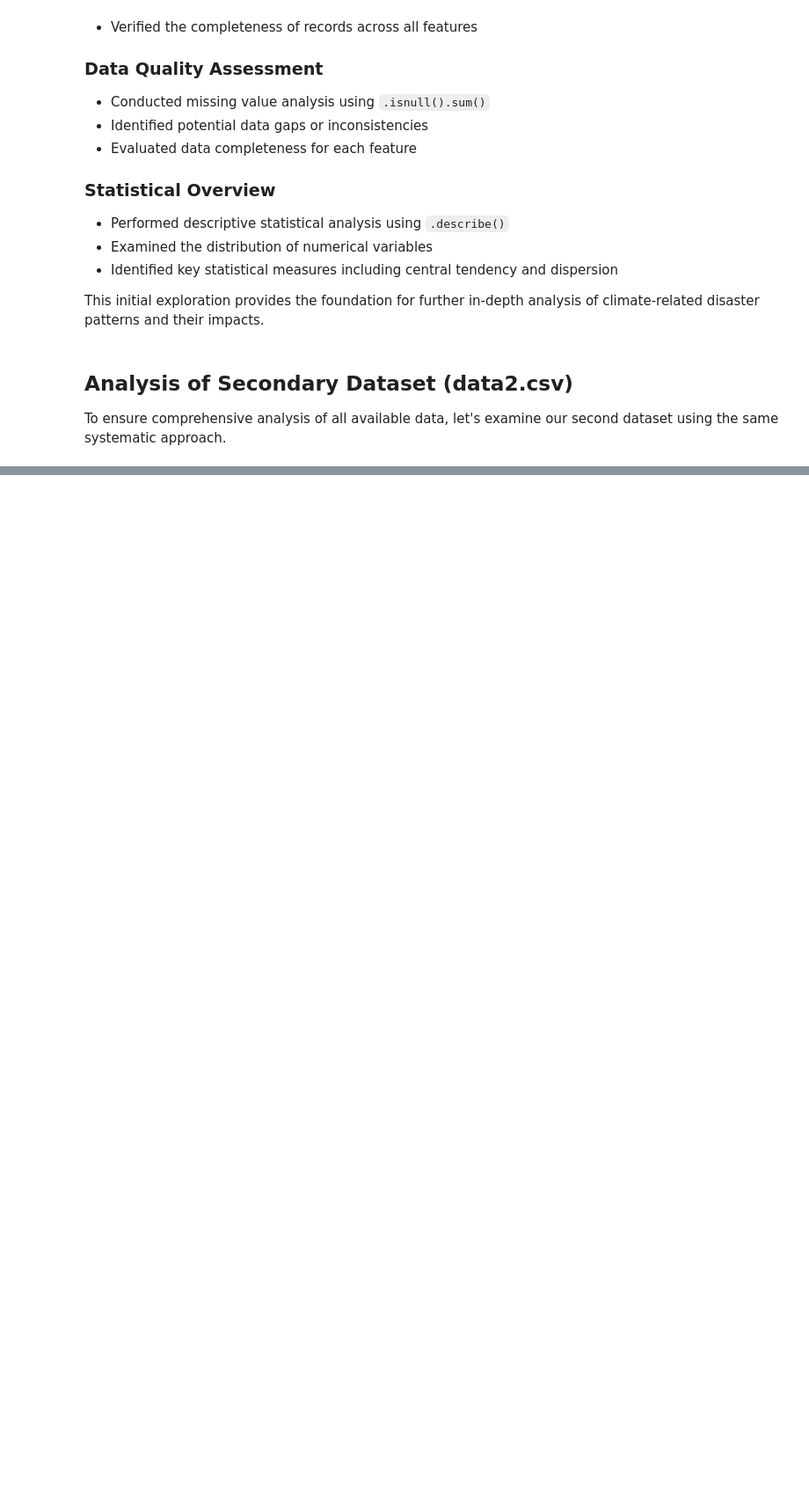
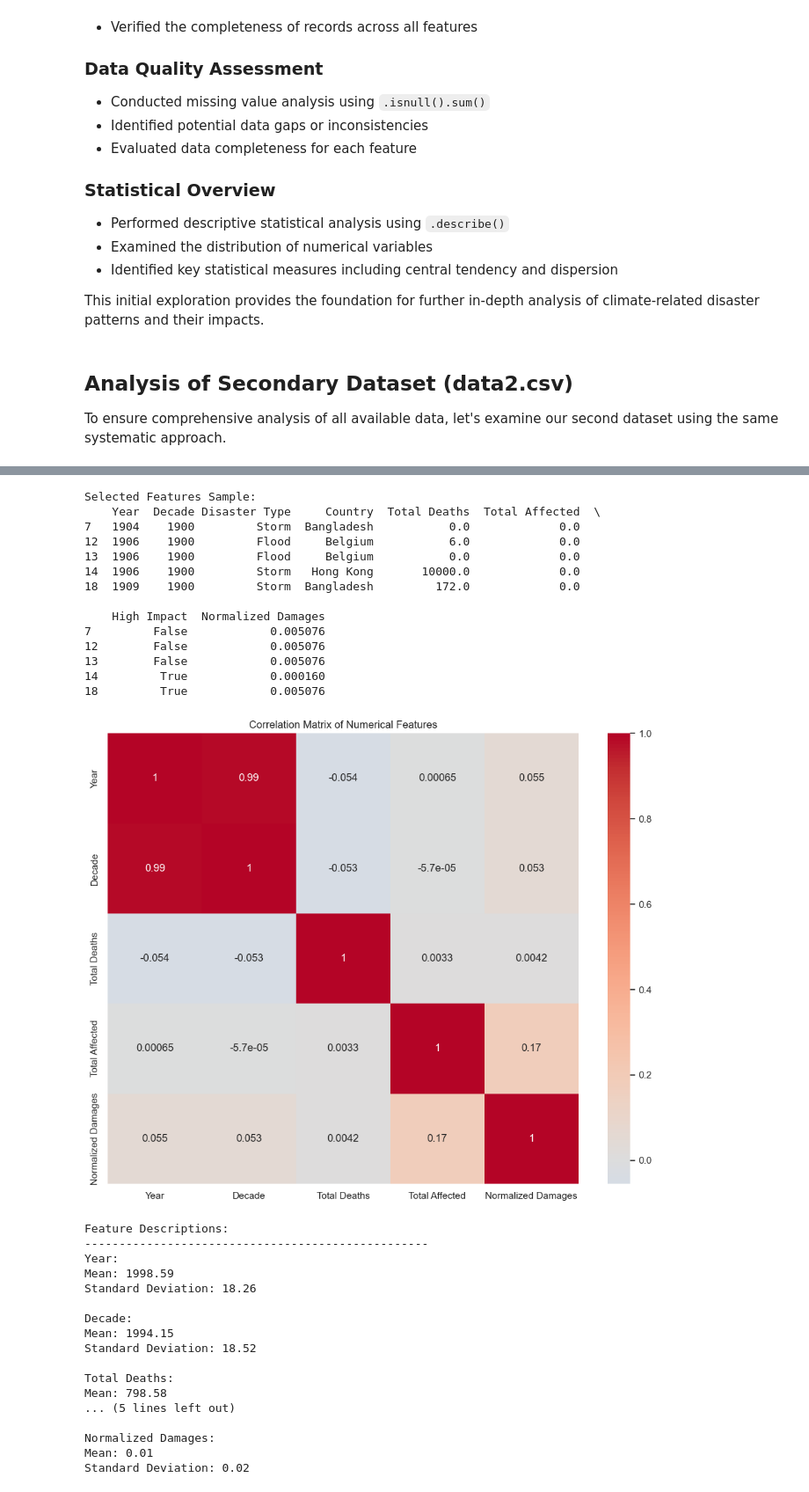
Before and after one commit to AdwaithCM/Climate-Risk-, a Jupyter notebook: Climate_Risk_Analysis.ipynb, the cells around one changed output, grey strips where cells are left out. Shown at 88% size. Cells and saved outputs as stored; diff of their text form; code cells hidden in the pictures; blank space fills up the shorter version.

```diff
--- a/Climate_Risk_Analysis.ipynb
+++ b/Climate_Risk_Analysis.ipynb
@@ -228,0 +812,9 @@ display(df2.describe())
+# %%
+# Import and configure visualization libraries
+import matplotlib.pyplot as plt
+import seaborn as sns
+
+# Basic plot styling without using seaborn style
+plt.rcParams['figure.figsize'] = [10, 6]
+plt.rcParams['axes.grid'] = True
+plt.rcParams['figure.dpi'] = 100
@@ -228,0 +983,64 @@ display(df2.describe())
+# %%
+# Select key features for analysis
+selected_features = ['Year', 'Decade', 'Disaster Type', 'Country',
+                    'Total Deaths', 'Total Affected', 'High Impact',
+                    'Normalized Damages']
+
+selected_df = df_climate[selected_features]
+print("Selected Features Sample:")
+print(selected_df.head())
+
+# Calculate correlations for numerical features
+numerical_features = ['Year', 'Decade', 'Total Deaths', 'Total Affected',
+                     'Normalized Damages']
+correlation_matrix = selected_df[numerical_features].corr()
+
+# Plot correlation heatmap
+plt.figure(figsize=(10, 8))
+sns.heatmap(correlation_matrix, annot=True, cmap='coolwarm', center=0)
+plt.title('Correlation Matrix of Numerical Features')
+plt.tight_layout()
+plt.show()
+
+# Print feature descriptions
+print("\nFeature Descriptions:")
+print("-" * 50)
+for feature in selected_features:
+    if feature in numerical_features:
+        print(f"{feature}:")
+        print(f"Mean: {selected_df[feature].mean():.2f}")
+        print(f"Standard Deviation: {selected_df[feature].std():.2f}")
+        print()
+# %% [output]
+Selected Features Sample:
+    Year  Decade Disaster Type     Country  Total Deaths  Total Affected  \
+7   1904    1900         Storm  Bangladesh           0.0             0.0
+12  1906    1900         Flood     Belgium           6.0             0.0
+13  1906    1900         Flood     Belgium           0.0             0.0
+14  1906    1900         Storm   Hong Kong       10000.0             0.0
+18  1909    1900         Storm  Bangladesh         172.0             0.0
+
+    High Impact  Normalized Damages
+7         False            0.005076
+12        False            0.005076
+13        False            0.005076
+14         True            0.000160
+18         True            0.005076
+[figure, added]
+Feature Descriptions:
+--------------------------------------------------
+Year:
+Mean: 1998.59
+Standard Deviation: 18.26
+
+Decade:
+Mean: 1994.15
+Standard Deviation: 18.52
+
+Total Deaths:
+Mean: 798.58
+... (5 lines left out)
+
+Normalized Damages:
+Mean: 0.01
+Standard Deviation: 0.02
```
Also changed, not shown: parts of 52 cells of this notebook.
